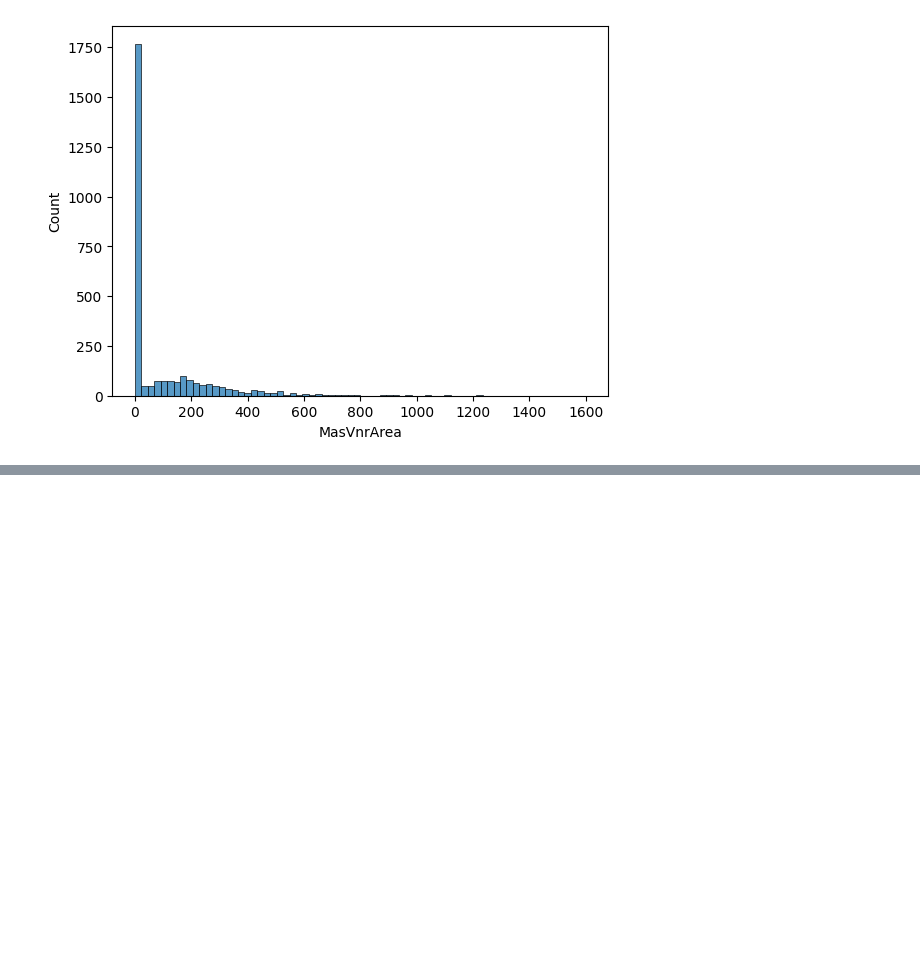
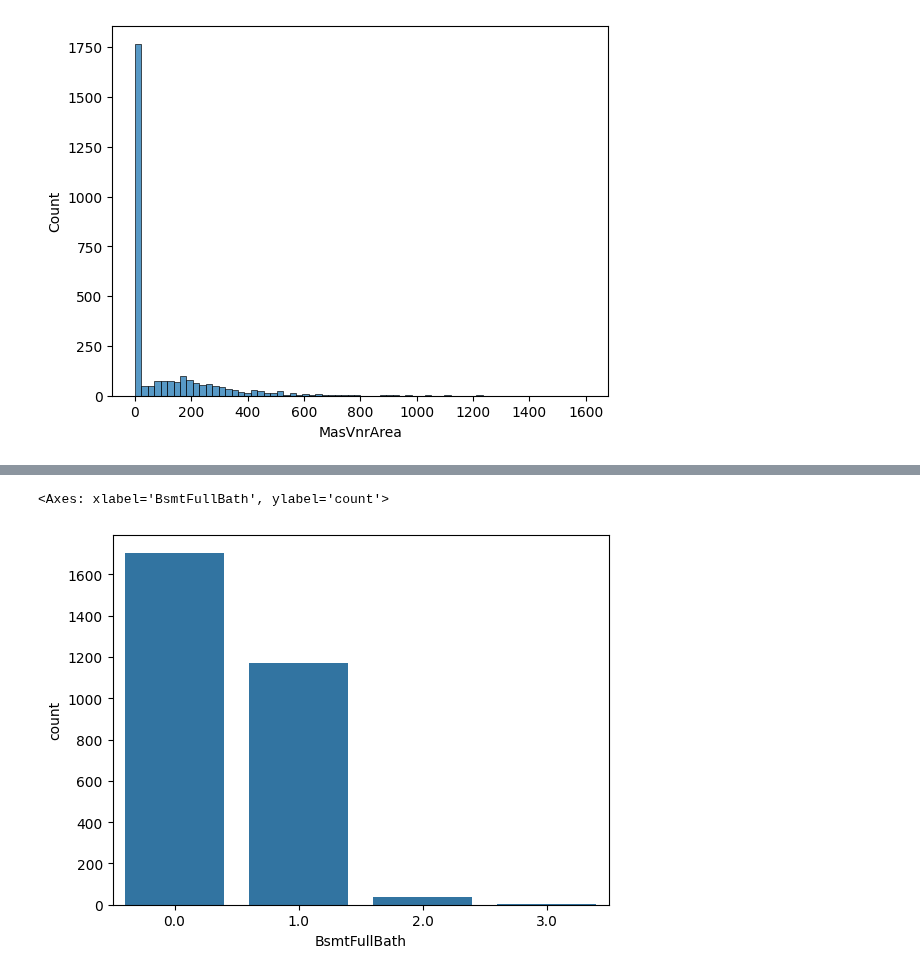
Before and after one commit to LoneCoder21/Kaggle-Notebooks, a Jupyter notebook: Regression/House Prices/property_prices.ipynb, the cells around one changed output, grey strips where cells are left out. Saved outputs shown, nothing was run; the diff lists cells and outputs as text; code cells hidden in the pictures; blank space fills up the shorter version.

```diff
--- a/Regression/House Prices/property_prices.ipynb
+++ b/Regression/House Prices/property_prices.ipynb
@@ -103,7 +103,3 @@ sns.histplot(data, x="MasVnrArea")
 [figure]
 # %%
 data['MasVnrArea'] = data.groupby(by=["ExterQual"])['MasVnrArea'].apply(lambda x: x.fillna(x.median())).reset_index(drop=True)
-# %%
-data['BsmtQual'] = data.groupby(by=["GarageQual", "KitchenQual"])['BsmtQual'].apply(lambda x: x.fillna(x.mode())).reset_index(drop=True)
-# %%
-data['BsmtFinSF1'] = data.groupby(by=["BsmtFinType1"])['BsmtFinSF1'].apply(lambda x: x.fillna(x.mode())).reset_index(drop=True)
@@ -109,0 +116,5 @@ data['BsmtFinSF1'] = data.groupby(by=["BsmtFinType1"])['BsmtFinSF1'].apply(lambd
+# %%
+sns.countplot(data,x="BsmtFullBath")
+# %% [output]
+<Axes: xlabel='BsmtFullBath', ylabel='count'>
+[figure, added]
```
Also changed, not shown: parts of 4 cells of this notebook.
